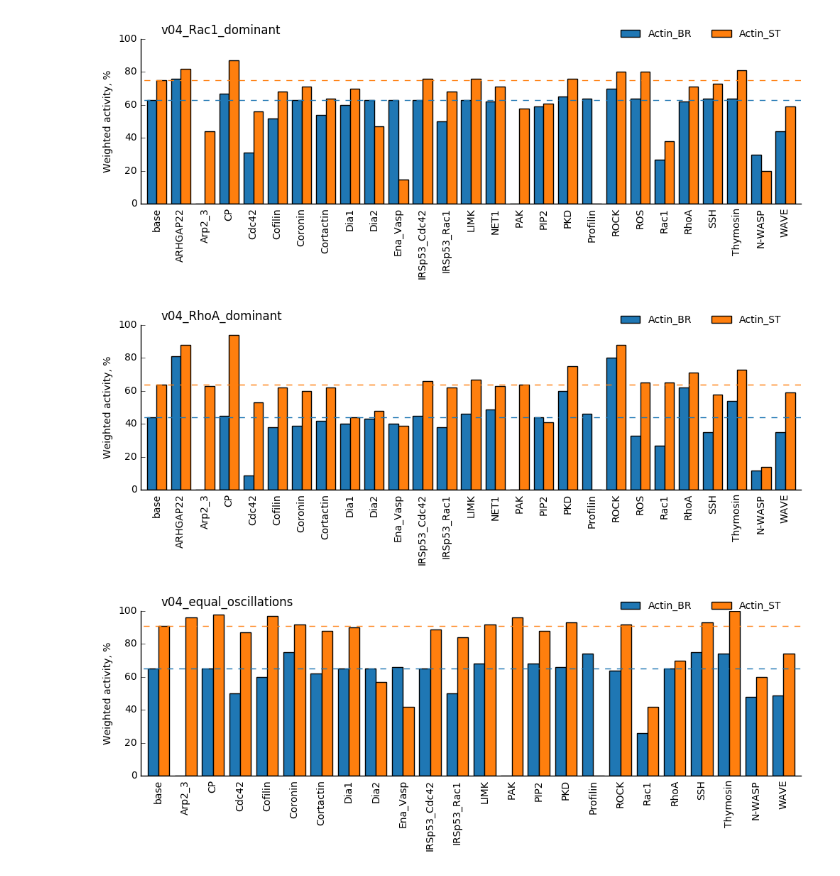
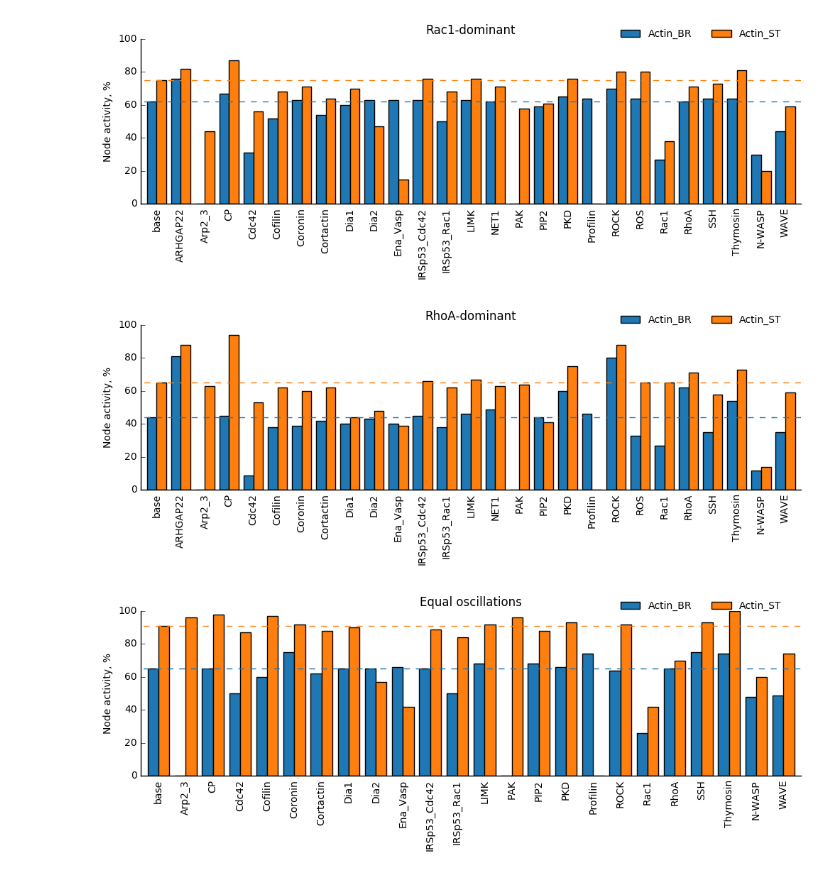
Before and after one commit to Vitaljok/actin-signaling, a Jupyter notebook: Knock-down charts.ipynb, the cells around one changed output. Drawn from its saved outputs; the diff is of its cells as text; code cells hidden in the pictures.

```diff
--- a/Knock-down charts.ipynb
+++ b/Knock-down charts.ipynb
@@ -7,45 +7,46 @@ enzymes = [item for item in dir(enz) if not item.startswith("__")]
 pl.rcParams["font.family"] = "sans-serif"
 pl.rcParams["font.size"] = 10
 # %%
-reports = ['v04_Rac1_dominant',
-           'v04_RhoA_dominant',
-           'v04_equal_oscillations']
+reports = [('v04_Rac1_dominant', 'Rac1-dominant'),
+           ('v04_RhoA_dominant', 'RhoA-dominant'),
+           ('v04_equal_oscillations', 'Equal oscillations')]
 # %%
-for report in reports:
+for report, title in reports:
     df = pd.read_csv('reports/{}/summary.csv'.format(report), index_col=0)
     df = df.filter(regex='^(base|{})$'.format('|'.join(enzymes))).loc[[enz.Actin_BR, enz.Actin_ST]]
     df.rename(columns={'WASP':'N-WASP'}, inplace=True)
 #     df.rename(columns={'Arp2_3':'Arp2/3'}, inplace=True)
 
     df = df.transpose()
 
     colors = ['#1f77b4', '#ff7f0e']
     ax = df.plot.bar(figsize=(12, 3), width=0.8, color=colors)
     ax.legend(loc='lower right', bbox_to_anchor=(0.97, 1.0), ncol=2,
               frameon=False, borderpad=0, borderaxespad=0,
               prop={'size':10})
 
     ax.spines['top'].set_visible(False)
     ax.spines['right'].set_visible(False)
     ax.xaxis.set_ticks_position('none')
     ax.yaxis.set_ticks_position('left')
 
     ax.set_ylim(top=100)
 
     # ax.grid(axis='y')
 
-    ax.set_ylabel('Weighted activity, %')
+    ax.set_ylabel('Node activity, %')
 
-    ax.set_title(report, loc='left', x=0.03)
+#     ax.set_title(title, loc='left', x=0.03)
+    ax.set_title(title)
 
     br, st = df.loc['base']
 
     ax.plot([-1, 100], [br, br], linewidth=1, linestyle='--', color=colors[0])
     ax.plot([-1, 100], [st, st], linewidth=1, linestyle='--', color=colors[1])
 
-    pl.savefig('charts/fig_3_{}.png'.format(report), bbox_inches='tight', dpi=300)
-    pl.savefig('charts/fig_3_{}.svg'.format(report), bbox_inches='tight')
+#     pl.savefig('charts/fig_3_{}.png'.format(report), bbox_inches='tight', dpi=300)
+#     pl.savefig('charts/fig_3_{}.svg'.format(report), bbox_inches='tight')
 # %% [output]
-[figure, old version]
+[figure, new version]
-[figure, old version]
+[figure, new version]
-[figure, old version]
+[figure, new version]
```
Also changed, not shown: parts of 1 cell of this notebook, 15 other files.
